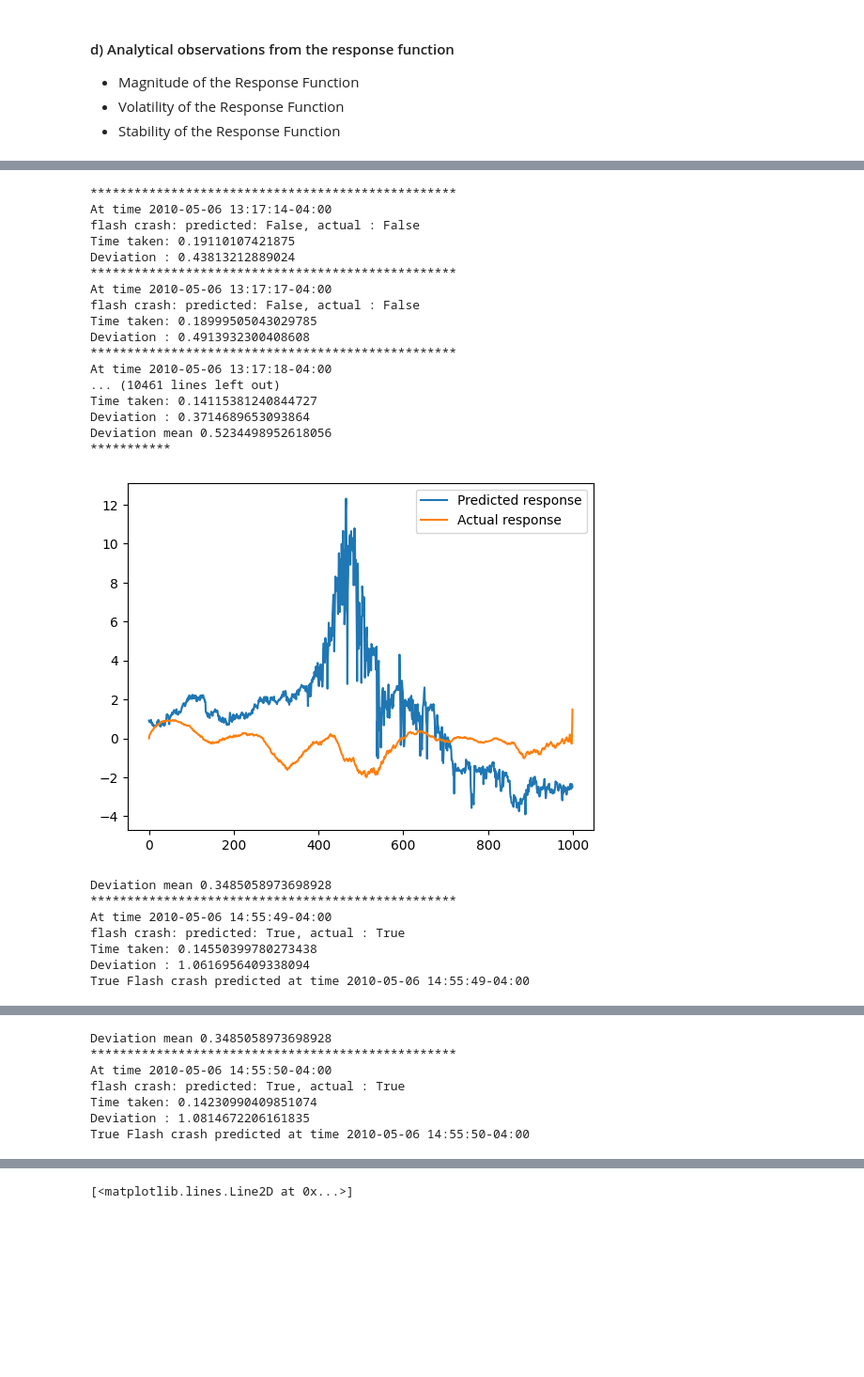
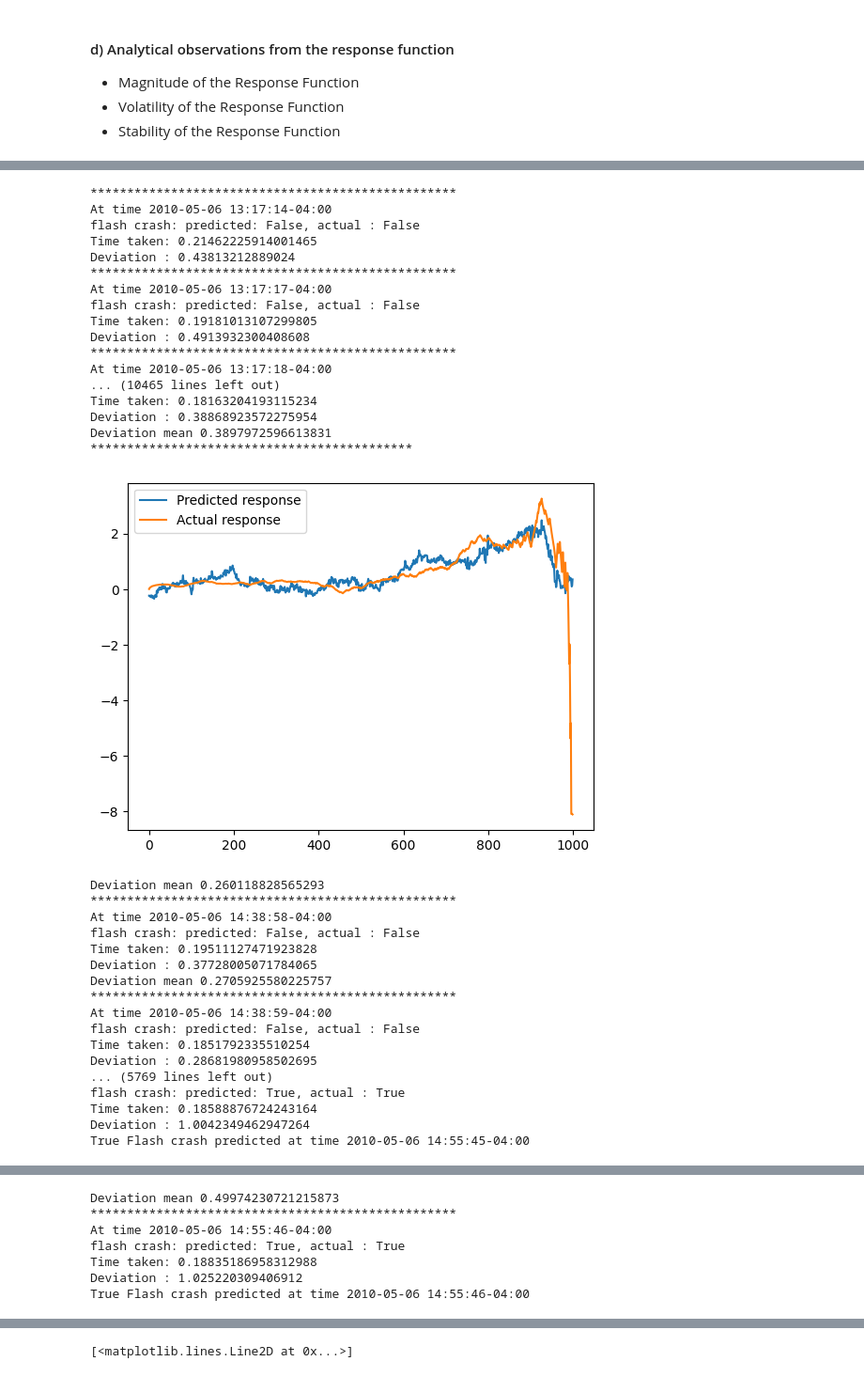
Before and after one commit to yassinech2/Flash_crash, a Jupyter notebook: 5_Crash_Detection.ipynb, the cells around one changed output, grey strips where cells are left out. Shown at 94% size. Saved outputs shown, nothing was run; the diff lists cells and outputs as text; code cells hidden in the pictures; blank space fills up the shorter version.

Commit message:
updated deviation

```diff
--- a/5_Crash_Detection.ipynb
+++ b/5_Crash_Detection.ipynb
@@ -459,8 +425 @@ def compute_deviation(y_pred, y_true , weight_ttest=0.5,  weight_stability=0.5 )
     return overall_deviation
-# %%
-df = df_original.copy()
-df = df[ (df.index>= '2010-05-06') & (df.index<= '2010-05-08') ]
-df.dropna(inplace=True)
-df = df.resample('1s').agg({'trade_price': 'mean', 'trade_volume': 'sum', 'ask-price': 'mean', 'bid-price': 'mean', 'ask-volume': 'sum', 'bid-volume': 'sum', 'mid_price': 'mean', 'max_price_pct_change': 'max', 'min_price_pct_change': 'min', 'flash_crash': 'max'})
-df.dropna(inplace=True)
-df
@@ -513,8 +457,6 @@ def setup_response_function_data(df):
         df.set_index('index',inplace=True)
     return df
 # %%
-# NOTE :  correct metrics / correct mean deviation /
-
 # Parameters
 k = 1000  # Window size
 tau_max = k # should be equal to k
@@ -522,11 +464,12 @@ threshold = 0.9  # Threshold for deviation
 # Initialize model
 df = df[ (df.index>= '2010-05-06 12:30') & (df.index<= '2010-05-08') ]
 model = LinearRegression()
+
 metrics  ={"TP":0,"TN":0,"FP":0,"FN":0}
 y_pred_list = []
 deviation_list = []
 total_deviation_list = []
-deviation_nb_threshold = 50
+deviation_nb_threshold = 10
 nb_plots = 10
 # Fit and predict in a rolling window
 for i in range(k, len(df)-1):
@@ -535,73 +478,77 @@ for i in range(k, len(df)-1):
     X_train = df[i-k:i]
     X_train = setup_response_function_data(X_train)     # Response function
     X_train.drop(columns=['flash_crash'],inplace=True)
-
     y_train = list(compute_response_c(X_train,tau_max))      # Response function
     y_train.insert(0,0) # Response function at tau = 0 is 0 because price change is 0
     if not df[i-k:i].flash_crash.sum():
         model.fit(X_train, y_train)
 
-
     y_pred = model.predict(X_train)
-    # Calculate deviation
     deviation = compute_deviation(y_pred, y_train)
     total_deviation_list.append(deviation)
     if not df[i-k:i].flash_crash.sum():
         deviation_list.append(deviation)
-    # flash_crash = check_flash_crash(deviation,threshold)
-    metrics = update_metrics(metrics,flash_crash, df.iloc[i+1].flash_crash)
-
-    y_pred_list.append(flash_crash )
-    end_time = time.time()
-    # print(f"Metrices: {metrics}")
-    # print(f"F1 score: {f1_score(metrics)}, Accuracy: {accuracy(metrics)}")
 
     predicted_flash_crash = False
     if len(deviation_list) >= deviation_nb_threshold:
         window_deviation = np.mean(deviation_list[-deviation_nb_threshold:])
         print("Deviation mean",window_deviation)
-        predicted_flash_crash = abs(deviation - window_deviation)  > abs(2* window_deviation)
+        predicted_flash_crash = abs(deviation)  > 2* abs(window_deviation)
     else :
         predicted_flash_crash = deviation > threshold
+
+    metrics = update_metrics(metrics,predicted_flash_crash, df.iloc[i+1].flash_crash)
+    y_pred_list.append(predicted_flash_crash )
+    end_time = time.time()
 
     # Check for flash crash
     print('*'*50)
     print("At time",df.index[i+1])
     print( f"flash crash: predicted: {bool(predicted_flash_crash)}, actual : {bool(df.iloc[i+1].flash_crash)} ")
     print(f"Time taken: {end_time-start_time}")
     print(f"Deviation : {deviation}")
 
     if predicted_flash_crash:
         print(f"{bool(df.iloc[i+1].flash_crash)} Flash crash predicted at time {df.index[i+1]}")
         if nb_plots > 0:
             nb_plots -= 1
             plt.plot(y_pred, label= 'Predicted response')
             plt.plot(y_train, label= 'Actual response')
             plt.legend()
             plt.show()
 # %% [output]
 **************************************************
 At time 2010-05-06 13:17:14-04:00
 flash crash: predicted: False, actual : False
-Time taken: 0.19110107421875
+Time taken: 0.21462225914001465
 Deviation : 0.43813212889024
 **************************************************
 At time 2010-05-06 13:17:17-04:00
 flash crash: predicted: False, actual : False
-Time taken: 0.18999505043029785
+Time taken: 0.19181013107299805
 Deviation : 0.4913932300408608
 **************************************************
 At time 2010-05-06 13:17:18-04:00
-... (10461 lines left out)
-Time taken: 0.14115381240844727
-Deviation : 0.3714689653093864
-Deviation mean 0.5234498952618056
-***********
+... (10465 lines left out)
+Time taken: 0.18163204193115234
+Deviation : 0.38868923572275954
+Deviation mean 0.3897972596613831
+********************************************
-[figure, old version]
+[figure, new version]
-Deviation mean 0.3485058973698928
+Deviation mean 0.260118828565293
 **************************************************
-At time 2010-05-06 14:55:49-04:00
+At time 2010-05-06 14:38:58-04:00
+flash crash: predicted: False, actual : False
+Time taken: 0.19511127471923828
+Deviation : 0.37728005071784065
+Deviation mean 0.2705925580225757
+**************************************************
+At time 2010-05-06 14:38:59-04:00
+flash crash: predicted: False, actual : False
+Time taken: 0.1851792335510254
+Deviation : 0.28681980958502695
+... (5769 lines left out)
 flash crash: predicted: True, actual : True
-Time taken: 0.14550399780273438
-Deviation : 1.0616956409338094
-True Flash crash predicted at time 2010-05-06 14:55:49-04:00
+Time taken: 0.18588876724243164
+Deviation : 1.0042349462947264
+True Flash crash predicted at time 2010-05-06 14:55:45-04:00
@@ -609,7 +556,7 @@ True Flash crash predicted at time 2010-05-06 14:55:49-04:00
-Deviation mean 0.3485058973698928
+Deviation mean 0.49974230721215873
 **************************************************
-At time 2010-05-06 14:55:50-04:00
+At time 2010-05-06 14:55:46-04:00
 flash crash: predicted: True, actual : True
-Time taken: 0.14230990409851074
-Deviation : 1.0814672206161835
-True Flash crash predicted at time 2010-05-06 14:55:50-04:00
+Time taken: 0.18835186958312988
+Deviation : 1.025220309406912
+True Flash crash predicted at time 2010-05-06 14:55:46-04:00
```
Also changed, not shown: parts of 16 cells of this notebook, 1 other file.
